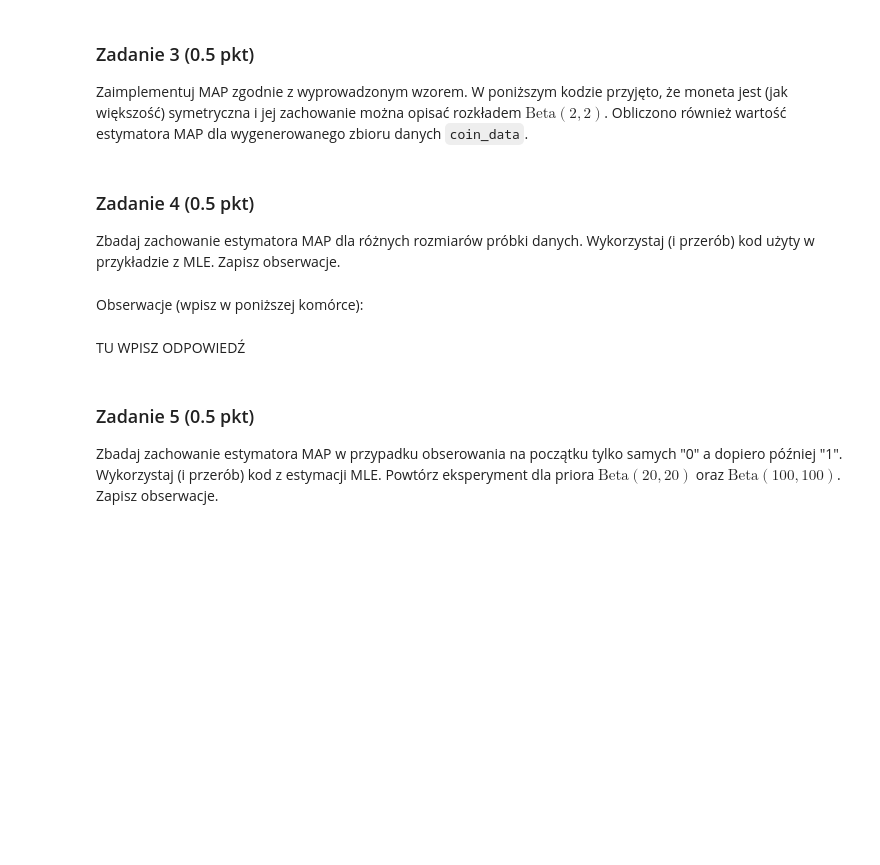
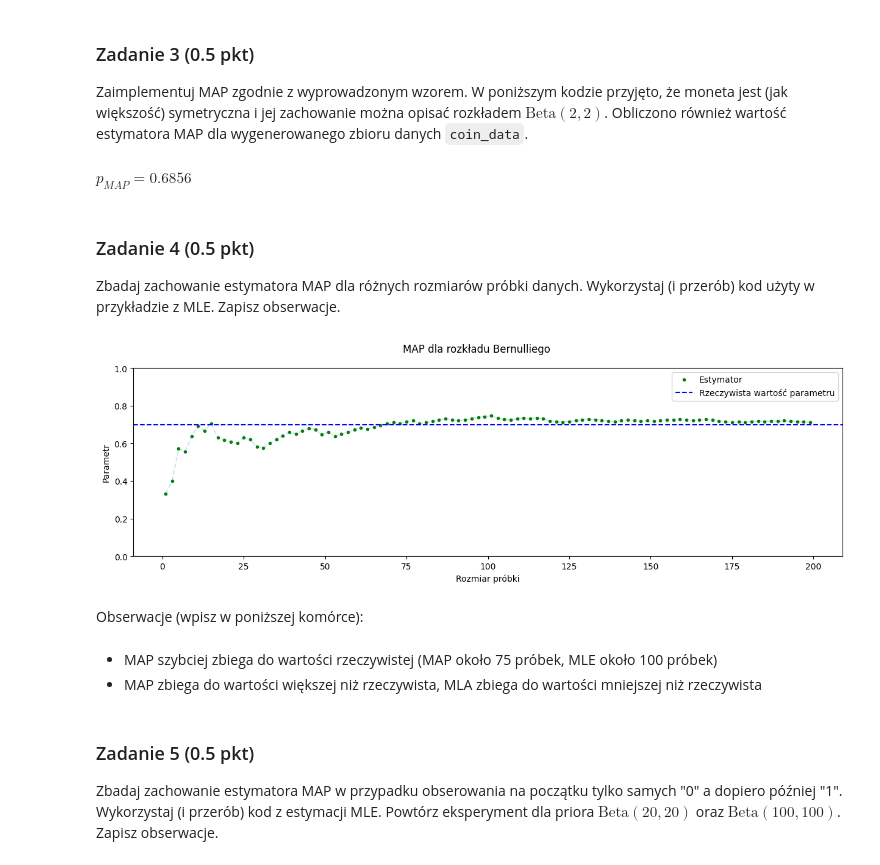
Before and after one commit to piotrdurniat/pgm-l02-mle-map, a Jupyter notebook: MLE_MAP.ipynb, the cells around one changed output. Cells and saved outputs as stored; diff of their text form; code cells hidden in the pictures; blank space fills up the shorter version.

```diff
--- a/MLE_MAP.ipynb
+++ b/MLE_MAP.ipynb
@@ -335,8 +335,8 @@ Podstaw wartości $(1)$ oraz $(2)$ do wzoru na estymację MAP i wyprowadź wzór
 Zaimplementuj MAP zgodnie z wyprowadzonym wzorem. W poniższym kodzie przyjęto, że moneta jest (jak większość) symetryczna i jej zachowanie można opisać rozkładem $\text{Beta}(2, 2)$. Obliczono również wartość estymatora MAP dla wygenerowanego zbioru danych `coin_data`.
 # %%
 def beta_bernoulli_map(x: np.ndarray, alpha: float, beta: float) -> float:
-    # TU WPISZ KOD
-    raise NotImplementedError()
+    n = len(x)
+    return (alpha - 1 + sum(x)) / (n + beta + alpha - 2)
 
 
 alpha = 2
@@ -349,6 +349,8 @@ p_map = beta_bernoulli_map(
 )
 
 display(Markdown(f"$p_{{MAP}} = {p_map:.4f}$"))
+# %% [output]
+$p_{MAP} = 0.6856$
 # %% [markdown]
 ### Zadanie 4 (0.5 pkt)
 
@@ -359,7 +358,29 @@ raise NotImplementedError()
+# %%
+alpha = 2
+beta = 2
+p = 0.7
+n = 1_000
+coin_data = bernoulli(p, n)
+
+sample_sizes, p_map_values = evaluate_at_intervals(
+    data=coin_data[:200],
+    step=2,
+    fn=lambda d, i: beta_bernoulli_map(x=d[:i], alpha=alpha, beta=beta),
+)
+
+plot_param_values(
+    sample_sizes=sample_sizes,
+    param_values=p_map_values,
+    true_param_value=p,
+    title="MAP dla rozkładu Bernulliego",
+)
+# %% [output]
+[figure, added]
 # %% [markdown]
 Obserwacje (wpisz w poniższej komórce):
-# %% [markdown]
-TU WPISZ ODPOWIEDŹ
+# %% [markdown]
+- MAP szybciej zbiega do wartości rzeczywistej (MAP około 75 próbek, MLE około 100 próbek)
+- MAP zbiega do wartości większej niż rzeczywista, MLA zbiega do wartości mniejszej niż rzeczywista
 # %% [markdown]
 ### Zadanie 5 (0.5 pkt)
 
```
Also changed, not shown: parts of 7 cells of this notebook.
